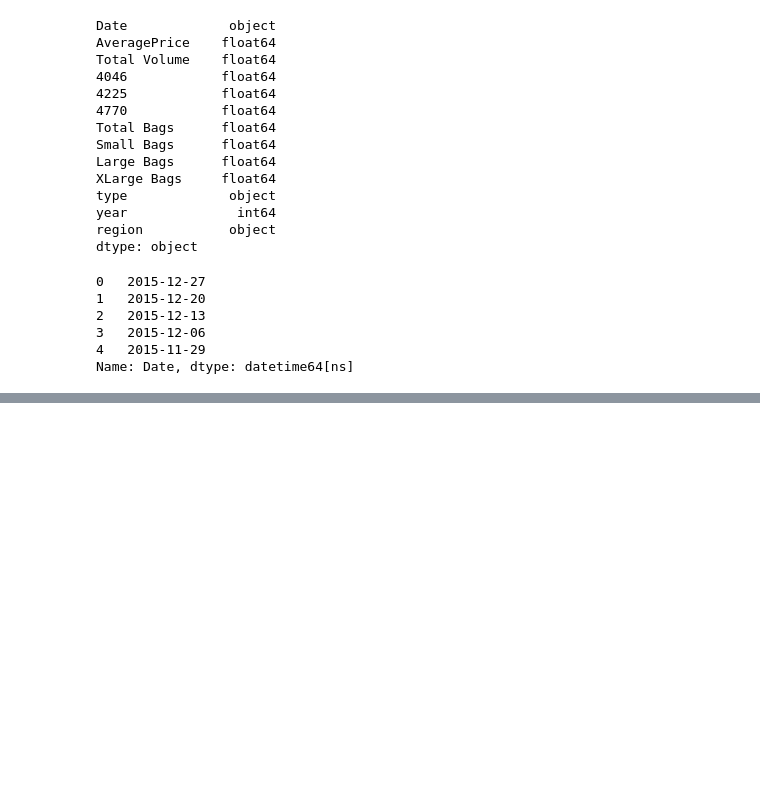
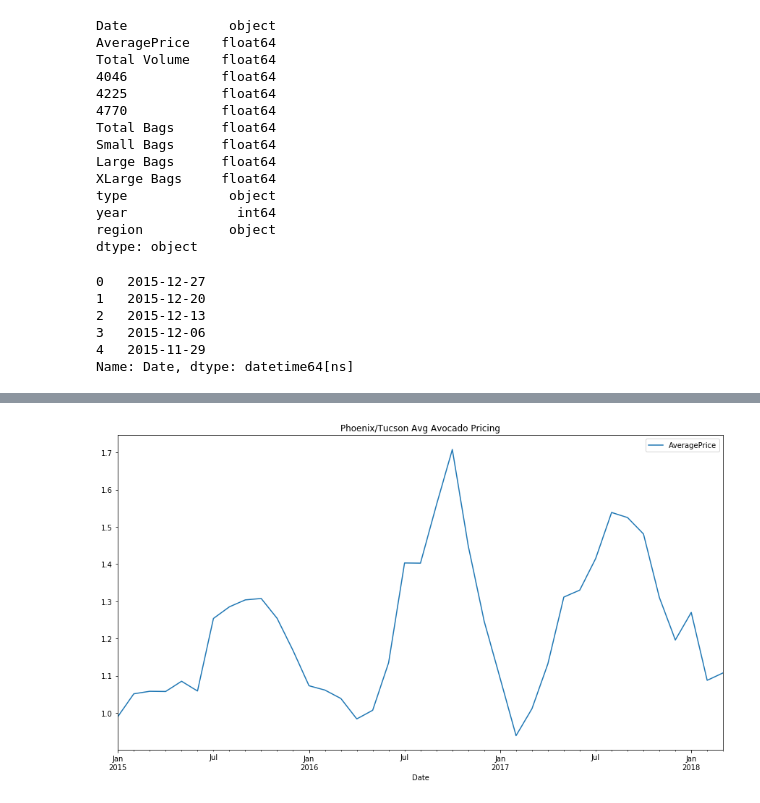
Before and after one commit to mcerow/avocado_timeseries, a Jupyter notebook: Data_Cleaning.ipynb, the cells around one changed output, grey strips where cells are left out. Saved outputs shown, nothing was run; the diff lists cells and outputs as text; code cells hidden in the pictures; blank space fills up the shorter version.

```diff
--- a/Data_Cleaning.ipynb
+++ b/Data_Cleaning.ipynb
@@ -66,2 +144,3 @@ mno.matrix(df)
-# %%
-df = df[[]]
+# %%
+PhoenixTucson = df[df['region'] == 'PhoenixTucson']
+PhoenixTucson.head()
@@ -67,0 +155,3 @@ df = df[[]]
+# %%
+PhoenixTucson = PhoenixTucson[['AveragePrice']]
+PhoenixTucson.head()
@@ -67,0 +166,4 @@ df = df[[]]
+# %%
+monthly_PT = PhoenixTucson.resample('MS')
+monthly_PT_avg = monthly_PT.mean()
+monthly_PT_avg.head()
@@ -67,0 +178,4 @@ df = df[[]]
+# %%
+monthly_PT_avg.plot( figsize=(15, 8), title='Phoenix/Tucson Avg Avocado Pricing');
+# %% [output]
+[figure, added]
```
Also changed, not shown: parts of 14 cells of this notebook.
